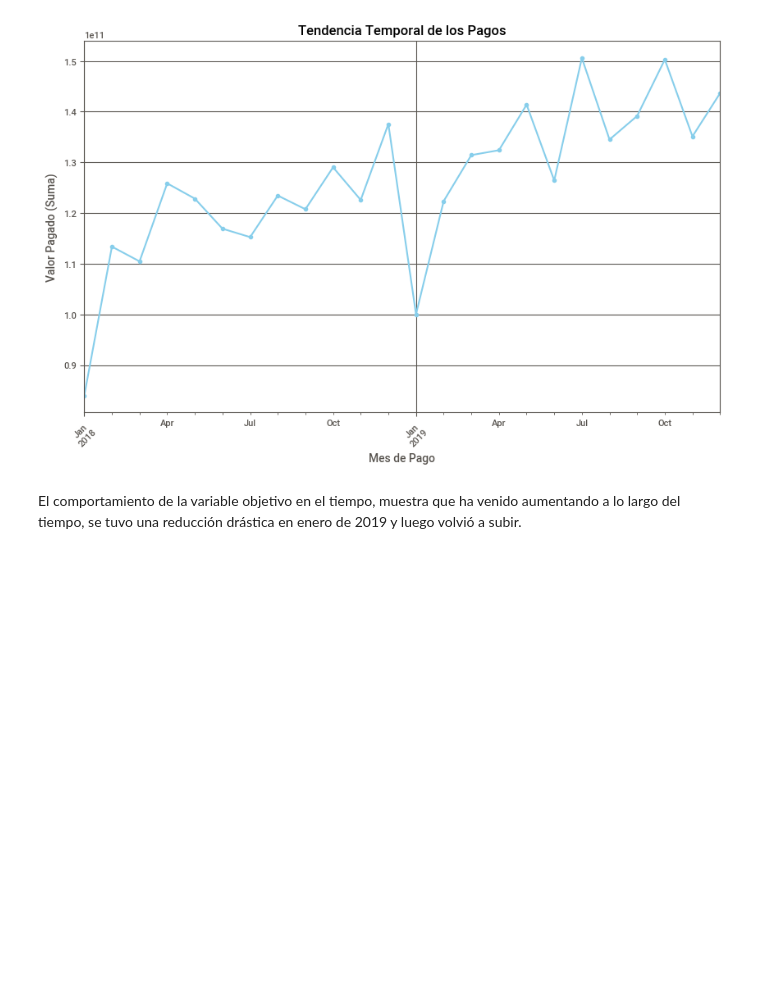
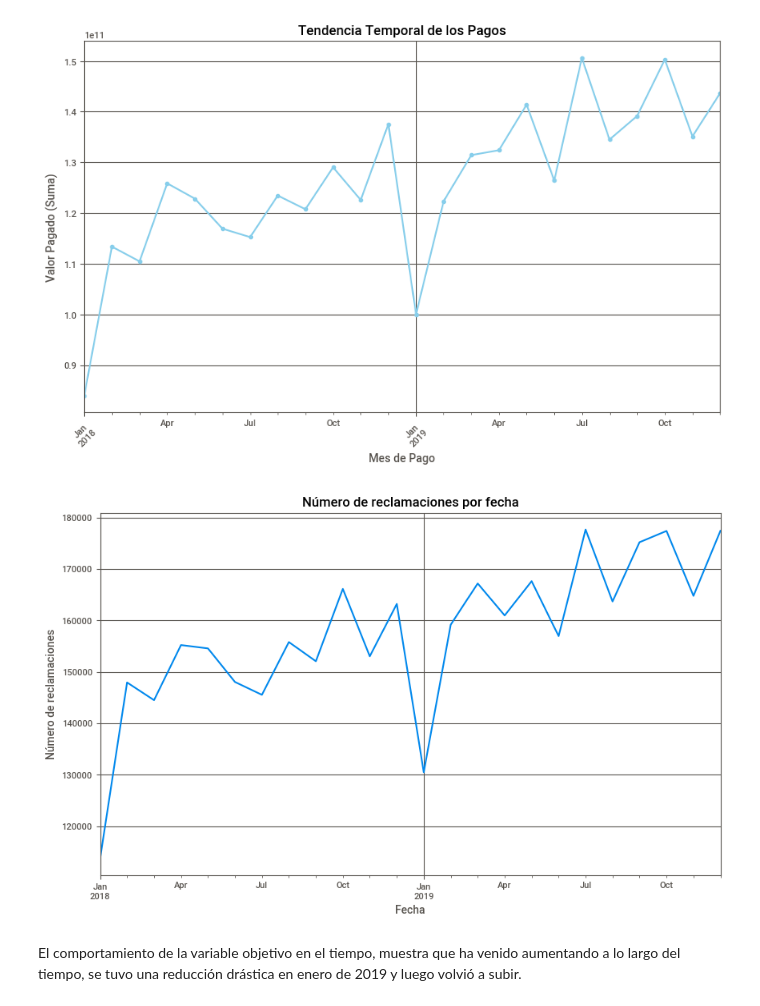
Before and after one commit to veronica1908/FINANZAS_E4_AIII, a Jupyter notebook: b_Limpieza_Transformacion_A_Exploratorio.ipynb, the cells around one changed output. Saved outputs shown, nothing was run; the diff lists cells and outputs as text; code cells hidden in the pictures; blank space fills up the shorter version.

```diff
--- a/b_Limpieza_Transformacion_A_Exploratorio.ipynb
+++ b/b_Limpieza_Transformacion_A_Exploratorio.ipynb
@@ -697,6 +720,24 @@ plt.grid(True)
 plt.show()
 # %% [output]
 [figure]
+# %%
+
+# Convertir la columna 'Mes_Pago' a tipo datetime si aún no lo está
+base_final['Mes_Pago'] = pd.to_datetime(base_final['Mes_Pago'])
+
+# Agrupar por fecha y contar el número de eventos
+reclamaciones_por_fecha = base_final.groupby('Mes_Pago').size()
+
+# Graficar
+plt.figure(figsize=(10, 6))
+reclamaciones_por_fecha.plot()
+plt.title('Número de reclamaciones por fecha')
+plt.xlabel('Fecha')
+plt.ylabel('Número de reclamaciones')
+plt.grid(True)
+plt.show()
+# %% [output]
+[figure, added]
 # %% [markdown]
 El comportamiento de la variable objetivo en el tiempo, muestra que ha venido aumentando a lo largo del tiempo, se tuvo una reducción drástica en enero de 2019 y luego volvió a subir.
 # %%
```
Also changed, not shown: parts of 3 cells of this notebook.
